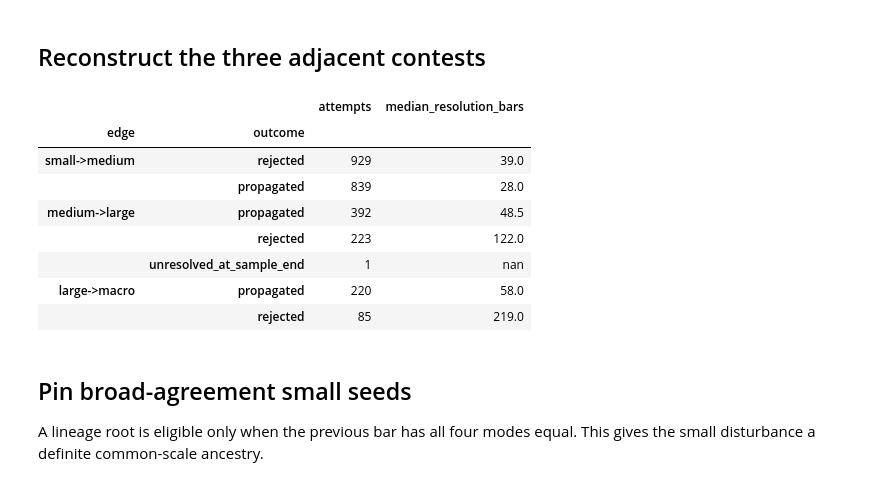
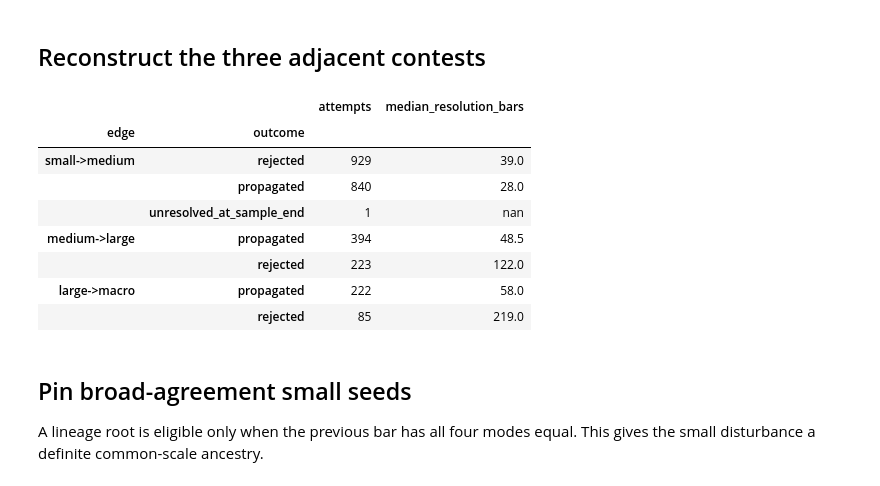
Before and after one commit to okmich/understanding_directional_change_basics, a Jupyter notebook: 4_threshold_dc_linkage.ipynb, the cells around one changed output. Cells and saved outputs as stored; diff of their text form; code cells hidden in the pictures.

```diff
--- a/4_threshold_dc_linkage.ipynb
+++ b/4_threshold_dc_linkage.ipynb
@@ -159,35 +159,38 @@ clock_summary.style.format({"threshold": "{:.2%}", "events": "{:,}"})
 # %%
 from dc_basics.hierarchy import build_adjacent_attempts
 # %%
+from dc_basics.audit import observed_median, observed_quantile
+
+
 small_medium_attempts = build_adjacent_attempts(mode_frame, Scale.SMALL, Scale.MEDIUM)
 medium_large_attempts = build_adjacent_attempts(mode_frame, Scale.MEDIUM, Scale.LARGE)
 large_macro_attempts = build_adjacent_attempts(mode_frame, Scale.LARGE, Scale.MACRO)
 adjacent_attempts = pd.concat(
     [small_medium_attempts, medium_large_attempts, large_macro_attempts],
     ignore_index=True,
 )
 adjacent_attempts["outcome_information_time"] = adjacent_attempts["resolution_time"]
 adjacent_attempts["outcome_is_hindsight_at_start"] = adjacent_attempts[
     "outcome_information_time"
 ].gt(adjacent_attempts["start_time"])
 
 adjacent_audit = adjacent_attempts.groupby(["edge", "outcome"], sort=False).agg(
     attempts=("initiating_event_id", "size"),
-    median_resolution_bars=("resolution_bars", "median"),
+    median_resolution_bars=("resolution_bars", observed_median),
 )
 adjacent_audit.style.format({
     "attempts": "{:,}",
     "median_resolution_bars": "{:.1f}",
 })
 # %% [output]
 |  |  | attempts | median_resolution_bars |
 | edge | outcome |  |  |
 | small->medium | rejected | 929 | 39.0 |
-|  | propagated | 839 | 28.0 |
-| medium->large | propagated | 392 | 48.5 |
+|  | propagated | 840 | 28.0 |
+|  | unresolved_at_sample_end | 1 | nan |
+| medium->large | propagated | 394 | 48.5 |
 |  | rejected | 223 | 122.0 |
-|  | unresolved_at_sample_end | 1 | nan |
-| large->macro | propagated | 220 | 58.0 |
+| large->macro | propagated | 222 | 58.0 |
 |  | rejected | 85 | 219.0 |
 # %% [markdown]
 ## Pin broad-agreement small seeds
```
Also changed, not shown: parts of 10 cells of this notebook, 9 other files.
